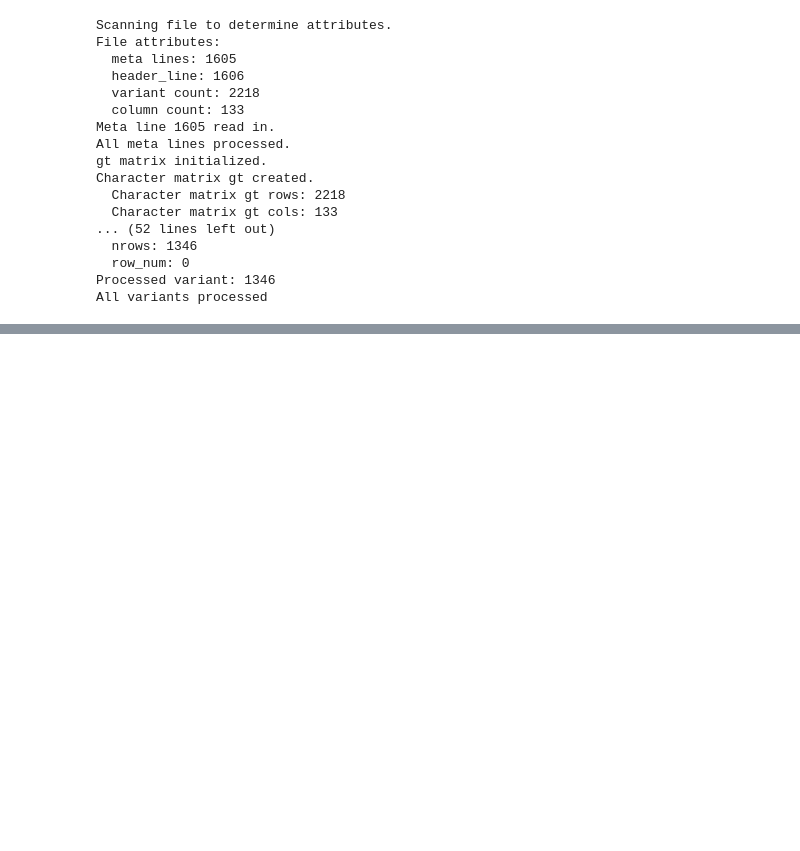
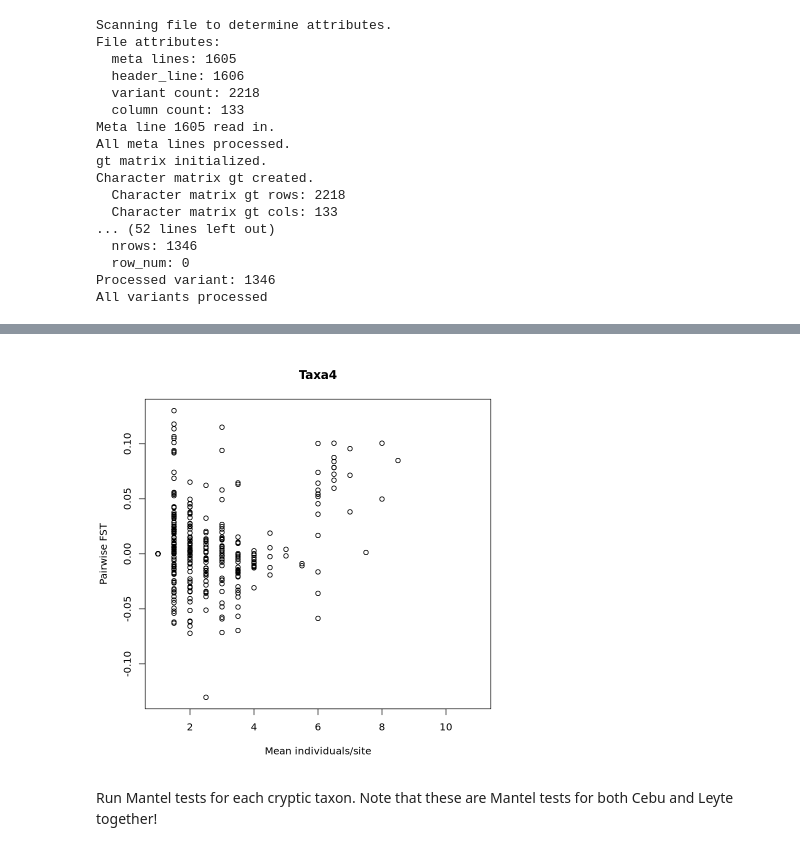
Before and after one commit to jaelynbos/Atenuis_Philippines, a Jupyter notebook: Atenuis_IsolationByDistance.ipynb, the cells around one changed output, grey strips where cells are left out. Saved outputs shown, nothing was run; the diff lists cells and outputs as text; code cells hidden in the pictures; blank space fills up the shorter version.

```diff
--- a/Atenuis_IsolationByDistance.ipynb
+++ b/Atenuis_IsolationByDistance.ipynb
@@ -102,0 +344,4 @@ pairwise.WCfst(hstat2)
+# %%
+plot(fst4_long$mean_counts,fst4_long$fst,main="Taxa4",xlab="Mean individuals/site",ylab="Pairwise FST")
+# %% [output]
+[figure, added]
@@ -102,0 +354,2 @@ pairwise.WCfst(hstat2)
+# %% [markdown]
+Run Mantel tests for each cryptic taxon. Note that these are Mantel tests for both Cebu and Leyte together!
```
Also changed, not shown: parts of 67 cells of this notebook, 1 other file.
